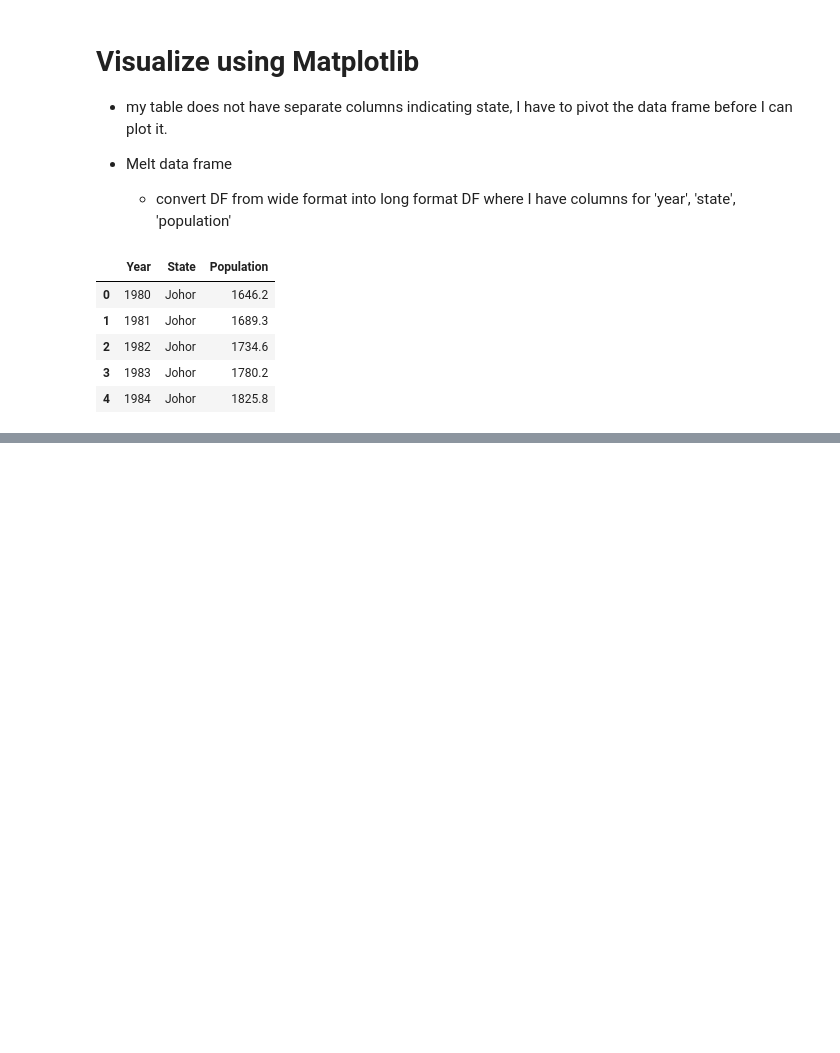
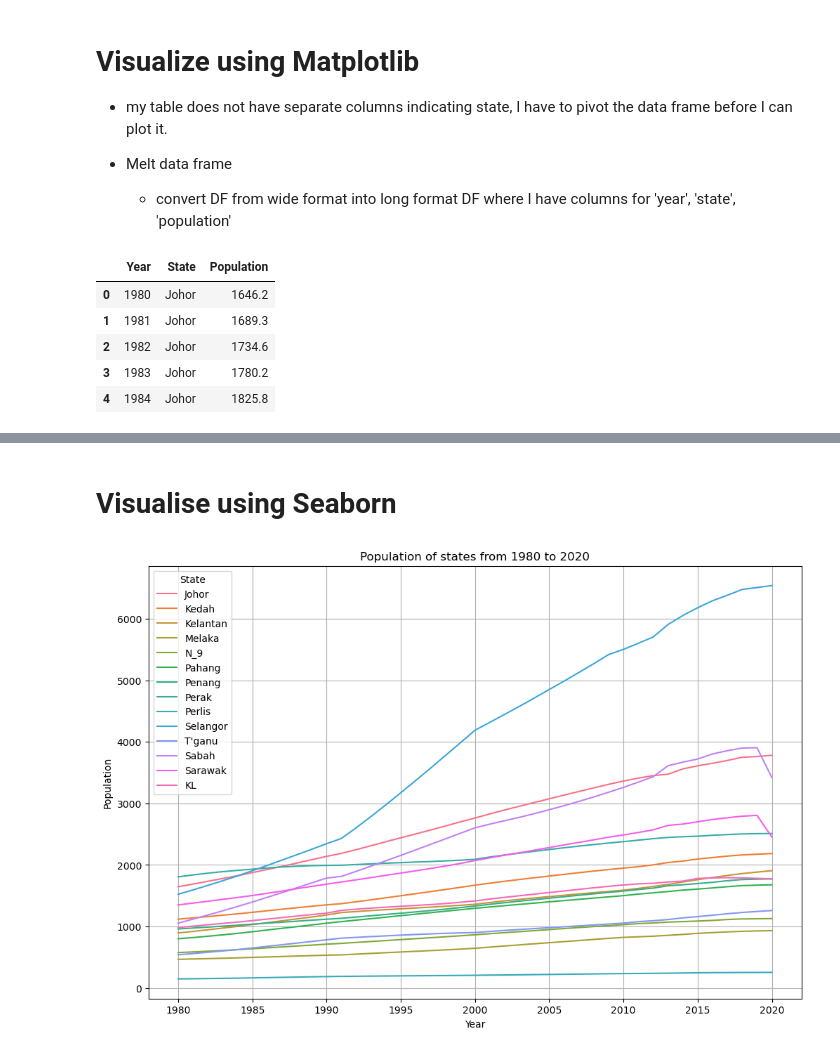
Before and after one commit to asyikin22/Python-for-Data-Analysis, a Jupyter notebook: PROJECTS/Population/Data_Visualization_pop/state_DV.ipynb, the cells around one changed output, grey strips where cells are left out. Saved outputs shown, nothing was run; the diff lists cells and outputs as text; code cells hidden in the pictures; blank space fills up the shorter version.

```diff
--- a/PROJECTS/Population/Data_Visualization_pop/state_DV.ipynb
+++ b/PROJECTS/Population/Data_Visualization_pop/state_DV.ipynb
@@ -56,0 +77,13 @@ plt.show()
+# %% [markdown]
+# Visualise using Seaborn
+# %%
+plt.figure(figsize=(12,8))
+sns.lineplot(data=melted_state, x='Year', y='Population', hue='State')
+
+plt.xlabel('Year')
+plt.ylabel('Population')
+plt.title('Population of states from 1980 to 2020')
+plt.grid(True)
+plt.show()
+# %% [output]
+[figure, added]
```
Also changed, not shown: parts of 17 cells of this notebook, 4 other files.
